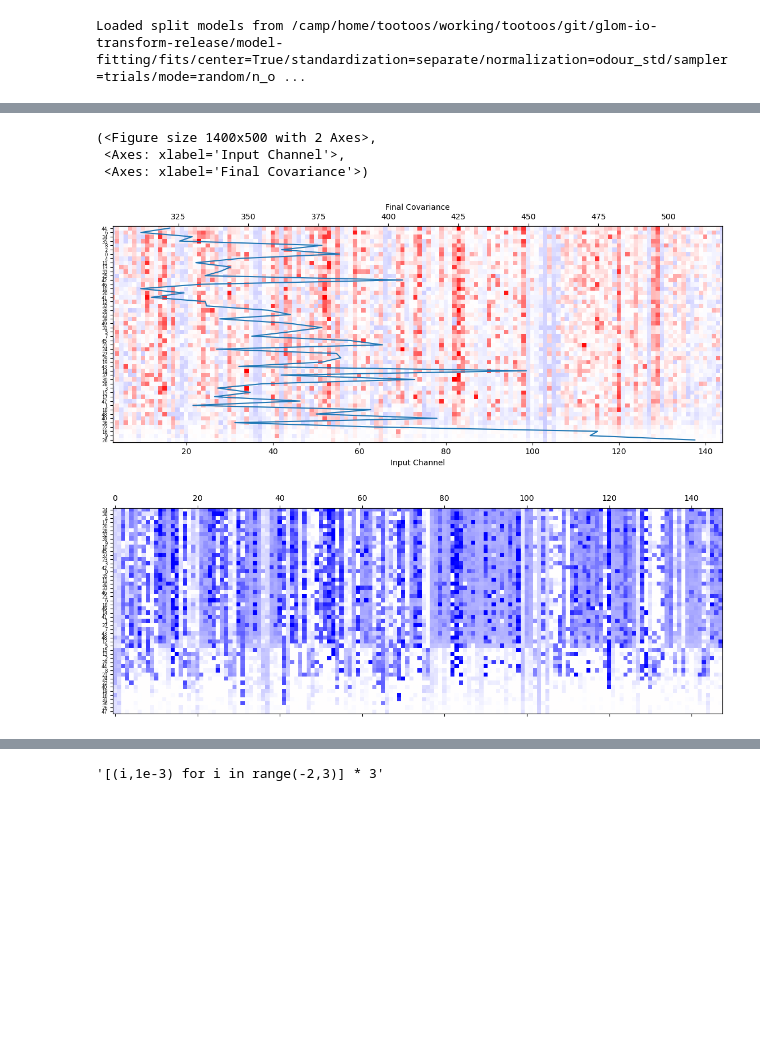
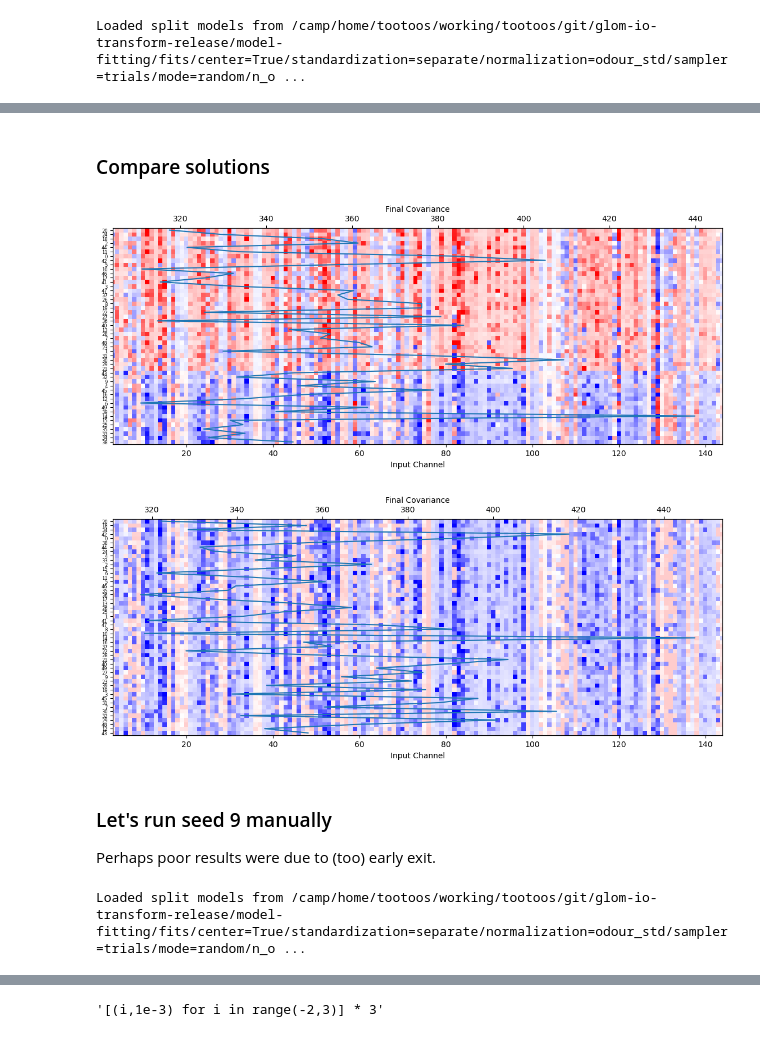
Before and after one commit to stootoon/glom-io-transform-release, a Jupyter notebook: model-fitting/demo_generalization.ipynb, the cells around one changed output, grey strips where cells are left out. Cells and saved outputs as stored; diff of their text form; code cells hidden in the pictures; blank space fills up the shorter version.

Commit message:
Investigating diag and free models.

```diff
--- a/model-fitting/demo_generalization.ipynb
+++ b/model-fitting/demo_generalization.ipynb
@@ -132,7 +133,7 @@ array(['Diag', 'DiagOnlyInh', 'Free', 'FreeLat'], dtype=object)
 import figures; reload(figures)
 from figures import ViolinPlotData, violin_plots, scatter_plot
 import proc_fit_models as pfm; reload(pfm)
-prefix = "corr_en"
+prefix = "cov"
 assert prefix in ["cov", "corr", "corr_en"], "prefix must be one of 'cov', 'corr', or 'corr_en'"
 nr, nc = 1, 4
 fig, ax = plt.subplots(nrows=nr, ncols=nc, figsize=((4+ 0.5*(prefix=="corr_en")) * nc, 4 * nr))
@@ -354,10 +355,10 @@ def plot_comparison(models):
 
     return pd.DataFrame(records)
 # %%
-seed = 1
-selection_metric = "r2"
-m_diag = split.model("Diag").extract(seed=seed, train=0, metric=selection_metric, with_params = True)
-m_diag_inh = split.model("DiagOnlyInh").extract(seed=seed, train=0, metric=selection_metric, with_params=True)
+seed = 9
+selection_metric = "ratio"
+m_diag = split.model("Diag").extract(seed=seed, train=0, la = "min", metric=selection_metric, with_params = True)
+m_diag_inh = split.model("DiagOnlyInh").extract(seed=seed, train=0, la = "min", metric=selection_metric, with_params=True)
 plot_comparison({"Diag": m_diag, "DiagOnlyInh": m_diag_inh})
 # %% [output]
 Diag:
@@ -387,11 +388,11 @@ covs, corr_ens = [], []
 covs_inh, corr_ens_inh = [], []
 pfinals, pfinals_inh = [], []
 for seed in range(50):
-    res = split.model("DiagOnlyInh").extract(seed=seed, train=0, metric=selection_metric, with_params=True)
+    res = split.model("DiagOnlyInh").extract(seed=seed, train=0, la = "min", metric=selection_metric, with_params=True)
     covs_inh.append(res.params["history"]["cov"][-1])
     corr_ens_inh.append(compute_corr_energ_(res.vld_corrs["Cest"]))
     pfinals_inh.append(res.params["p_final"])
-    res = split.model("Diag").extract(seed=seed, train=0, metric=selection_metric, with_params=True)
+    res = split.model("Diag").extract(seed=seed, train=0, la = "min", metric=selection_metric, with_params=True)
     covs.append(res.params["history"]["cov"][-1])
     corr_ens.append(compute_corr_energ_(res.vld_corrs["Cest"]))
     pfinals.append(res.params["p_final"])
@@ -407,24 +408,30 @@ Text(0.5, 1.0, 'Final Correlation Energy')
+# %% [markdown]
+### Compare solutions
 # %%
 def plot_pfinals(pfinals, covs):
     u,s,v = np.linalg.svd(pfinals, full_matrices=False)
     c = u @ np.diag(s)
     iord = np.argsort(c[:,0]).astype(int)
     fig, ax = plt.subplots(figsize=(14,5))
-    ax.matshow(pfinals[iord,:]-1, vmin=-5, vmax=5, cmap="bwr")
+    ax.matshow(pfinals[iord,:], vmin=-5, vmax=5, cmap="bwr")
     ax.set_yticks(np.arange(len(iord)), labels=iord, fontsize=6);
     ax.set_xlabel("Input Channel")
     ax1 = ax.twiny()
     ax1.plot(np.array(covs)[iord], np.arange(len(iord)), '-')
     ax1.set_xlabel("Final Covariance")
-    return fig, ax, ax1
+    return fig, ax, ax1, c[:,0]
 # %%
-plot_pfinals(np.abs(pfinals), covs)
+fig, ax, xa1, c = plot_pfinals(pfinals, covs)
 # %% [output]
-(<Figure size 1400x500 with 2 Axes>,
- <Axes: xlabel='Input Channel'>,
- <Axes: xlabel='Final Covariance'>)
-[figure, old version]
+[figure, new version]
 # %%
-plot_pfinals(pfinals_inh)
+fig, ax, ax1, c = plot_pfinals(pfinals_inh, covs_inh)
 # %% [output]
-[figure, old version]
+[figure, new version]
+# %% [markdown]
+### Let's run seed 9 manually
+Perhaps poor results were due to (too) early exit.
+# %%
+trials = base.split(sampler="trials", mode="random", n_od_train="max")
+# %% [output]
+Loaded split models from /camp/home/tootoos/working/tootoos/git/glom-io-transform-release/model-fitting/fits/center=True/standardization=separate/normalization=odour_std/sampler=trials/mode=random/n_o ...
```
Also changed, not shown: parts of 29 cells of this notebook, 1 other file.
